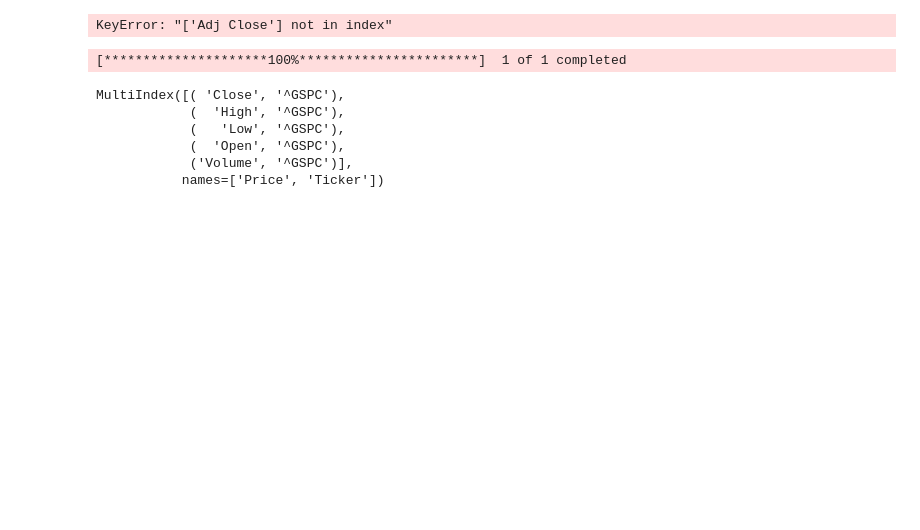
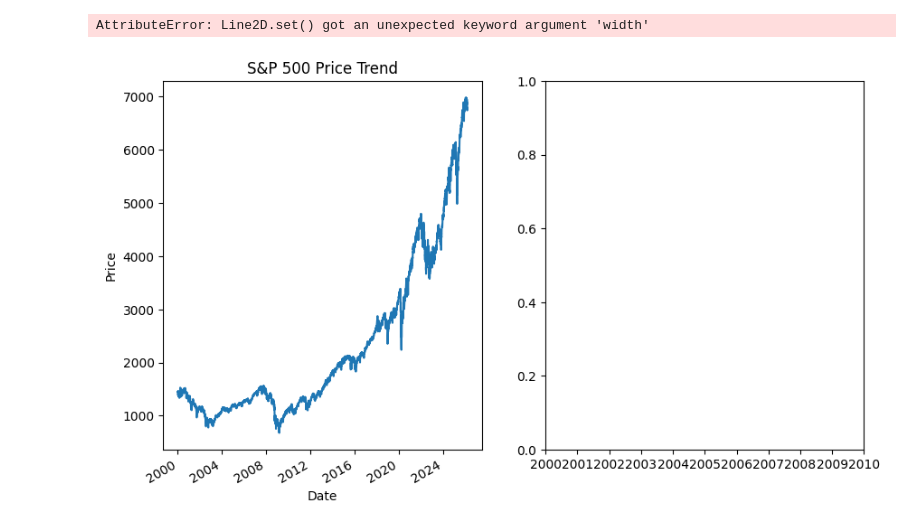
Before and after one commit to 1412richa/volatility-forecasting, a Jupyter notebook: notebooks/01_data_exploration.ipynb, the cells around one changed output. Cells and saved outputs as stored; diff of their text form; code cells hidden in the pictures; blank space fills up the shorter version.

Commit message:
Updated return path in data.loader, reorganised src and exploratory visual analysis of sp500 and vix data in data_exploration jupyter notebook

```diff
--- a/notebooks/01_data_exploration.ipynb
+++ b/notebooks/01_data_exploration.ipynb
@@ -1,20 +7,21 @@
 # %%
-from volatility_forecasting.data_loader import download_price_data
+# Download price data for S&P 500 and VIX and log transform prices
 
+# SP500
 sp500 = download_price_data("^GSPC")
-vix = download_price_data("^vix")
+sp500 = compute_log_returns(sp500)
+
+# VIX
+vix = download_price_data("^VIX")
+vix = compute_log_returns(vix)
-# %% [output]
-KeyError: "['Adj Close'] not in index"
-# %%
-import yfinance as yf
-
-df = yf.download("^GSPC", start="2000-01-01")
-print(df.columns)
-# %% [output]
-[*********************100%***********************]  1 of 1 completed
-MultiIndex([( 'Close', '^GSPC'),
-            (  'High', '^GSPC'),
-            (   'Low', '^GSPC'),
-            (  'Open', '^GSPC'),
-            ('Volume', '^GSPC')],
-           names=['Price', 'Ticker'])
+# %%
+fig, ax = plt.subplots(ncols=2, figsize=(10, 6))
+
+# plot the price and log return trends for S&P 500
+sp500["price"].plot(ax=ax[0], title="S&P 500 Price Trend", ylabel="Price")
+sp500["log_return"].plot(ax=ax[1], title="S&P 500 Log Return Trend", ylabel="Log Return")
+
+plt.tight_layout()
+# %% [output]
+AttributeError: Line2D.set() got an unexpected keyword argument 'width'
+[figure, added]
```
Also changed, not shown: parts of 2 cells of this notebook, 6 other files.
